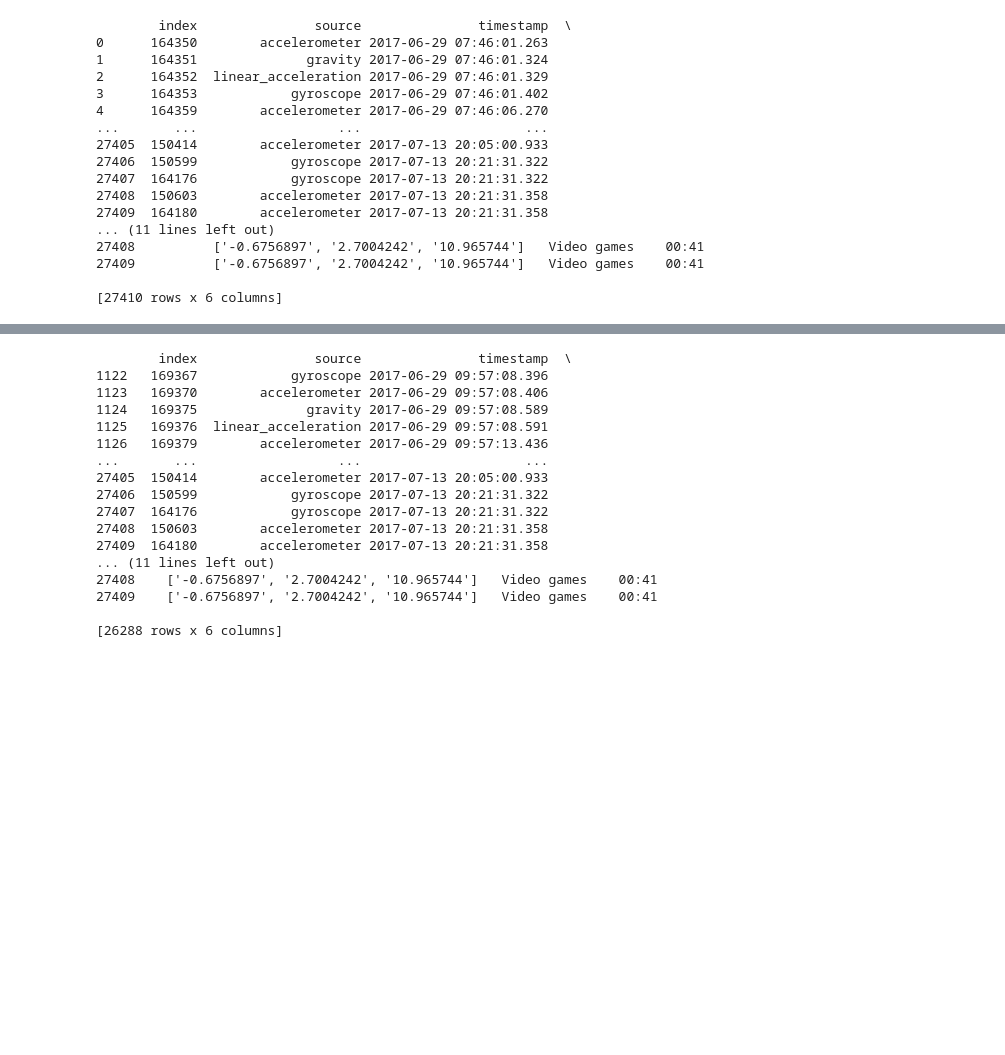
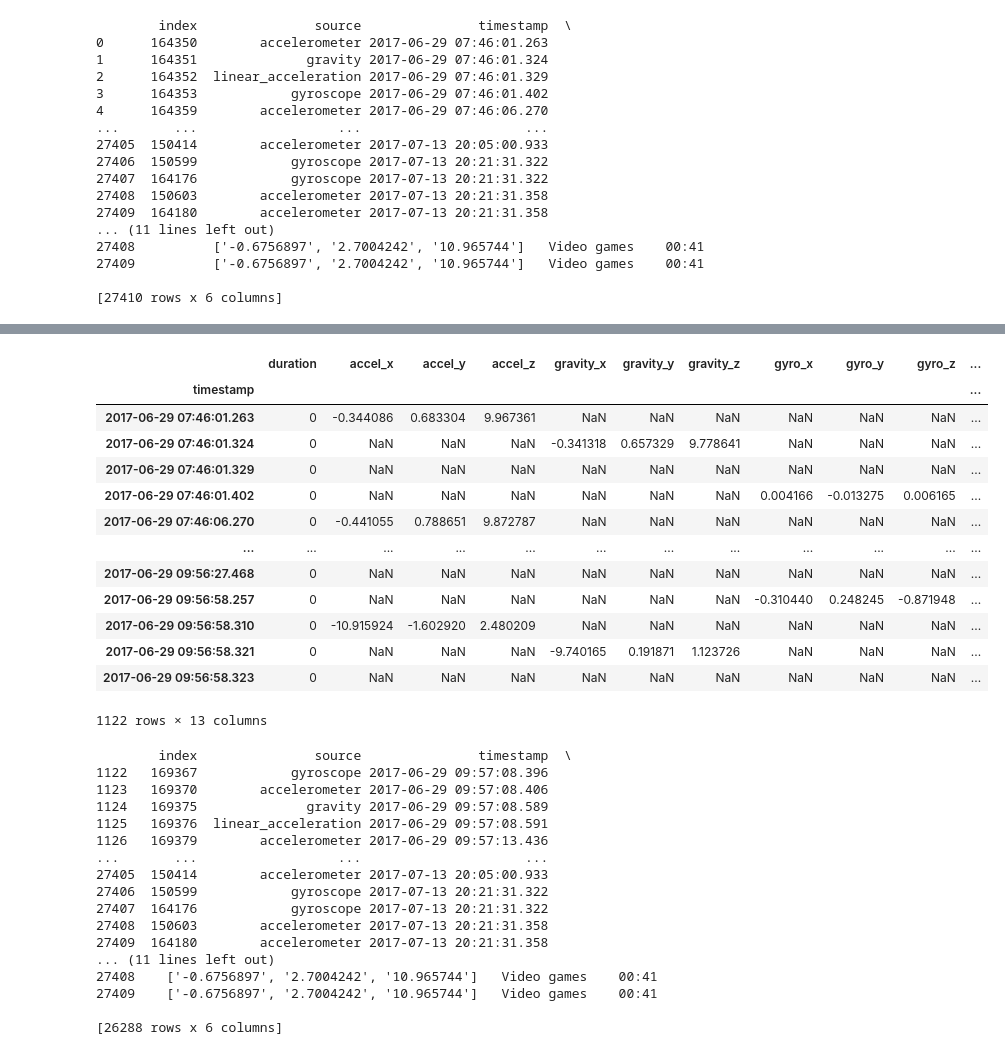
Before and after one commit to twotango/messenger, a Jupyter notebook: Research/Weeks/Week 13/week_13.ipynb, the cells around one changed output, grey strips where cells are left out. Cells and saved outputs as stored; diff of their text form; code cells hidden in the pictures; blank space fills up the shorter version.

```diff
--- a/Research/Weeks/Week 13/week_13.ipynb
+++ b/Research/Weeks/Week 13/week_13.ipynb
@@ -106,0 +125,5 @@ print(merged_data)
+# %%
+# Convert 'timestamp' column to datetime format
+merged_data_0_activity_smartwatch['timestamp'] = pd.to_datetime(merged_data_0_activity_smartwatch['timestamp'])
+
+merged_data_0_activity_smartwatch['values_1'] = merged_data_0_activity_smartwatch['values_1'].apply(lambda x: [float(val.strip("[]'")) for val in x.split(", ")])
@@ -106,0 +157,9 @@ print(merged_data)
+# %%
+# Convert the 'values_1' column to numeric if possible
+merged_data_0_activity_smartwatch['values_1'] = merged_data_0_activity_smartwatch['values_1'].apply(pd.to_numeric, errors='coerce')
+
+# Pivot the data to create columns for each unique source_encoded
+pivot_data_0_activity = pd.pivot_table(merged_data_0_activity_smartwatch,
+                            values='values_1',
+                            index='timestamp',
+                            columns='source')
@@ -106,0 +189,6 @@ print(merged_data)
+# %%
+# Group 'filtered_filtered_data' by both 'timestamp' and 'activity_encoded' and aggregate 'duration'
+duration_grouped2 = merged_data_0_activity_smartwatch.groupby(['timestamp', 'activity_type'])['duration'].first()
+
+# Merge 'duration_grouped' with 'pivot_data' based on timestamp index
+pivot_data_0_activity = pivot_data_0_activity.merge(duration_grouped2, how='left', on='timestamp')
@@ -106,0 +212,39 @@ print(merged_data)
+# %%
+# Expand accelerometer column into x, y, z components
+accelerometer_components = pivot_data_0_activity['accelerometer'].apply(pd.Series)
+accelerometer_components.columns = ['accel_x', 'accel_y', 'accel_z']
+
+# Expand gravity column into x, y, z components
+gravity_components = pivot_data_0_activity['gravity'].apply(pd.Series)
+gravity_components.columns = ['gravity_x', 'gravity_y', 'gravity_z']
+
+# Expand gyroscope column into x, y, z components
+gyroscope_components = pivot_data_0_activity['gyroscope'].apply(pd.Series)
+gyroscope_components.columns = ['gyro_x', 'gyro_y', 'gyro_z']
+
+# Expand linear_acceleration column into x, y, z components
+linear_acceleration_components = pivot_data_0_activity['linear_acceleration'].apply(pd.Series)
+linear_acceleration_components.columns = ['linear_accel_x', 'linear_accel_y', 'linear_accel_z']
+
+# Concatenate the new components with the original DataFrame
+pivot_data_0_activity = pd.concat([pivot_data_0_activity, accelerometer_components, gravity_components, gyroscope_components, linear_acceleration_components], axis=1)
+
+# Drop the original columns
+pivot_data_0_activity.drop(columns=['accelerometer', 'gravity', 'gyroscope', 'linear_acceleration'], inplace=True)
+# %%
+pivot_data_0_activity
+# %% [output]
+|  | duration | accel_x | accel_y | accel_z | gravity_x | gravity_y | gravity_z | gyro_x | gyro_y | gyro_z | ... |
+| timestamp |  |  |  |  |  |  |  |  |  |  | ... |
+| 2017-06-29 07:46:01.263 | 0 | -0.344086 | 0.683304 | 9.967361 | NaN | NaN | NaN | NaN | NaN | NaN | ... |
+| 2017-06-29 07:46:01.324 | 0 | NaN | NaN | NaN | -0.341318 | 0.657329 | 9.778641 | NaN | NaN | NaN | ... |
+| 2017-06-29 07:46:01.329 | 0 | NaN | NaN | NaN | NaN | NaN | NaN | NaN | NaN | NaN | ... |
+| 2017-06-29 07:46:01.402 | 0 | NaN | NaN | NaN | NaN | NaN | NaN | 0.004166 | -0.013275 | 0.006165 | ... |
+| 2017-06-29 07:46:06.270 | 0 | -0.441055 | 0.788651 | 9.872787 | NaN | NaN | NaN | NaN | NaN | NaN | ... |
+| ... | ... | ... | ... | ... | ... | ... | ... | ... | ... | ... | ... |
+| 2017-06-29 09:56:27.468 | 0 | NaN | NaN | NaN | NaN | NaN | NaN | NaN | NaN | NaN | ... |
+| 2017-06-29 09:56:58.257 | 0 | NaN | NaN | NaN | NaN | NaN | NaN | -0.310440 | 0.248245 | -0.871948 | ... |
+| 2017-06-29 09:56:58.310 | 0 | -10.915924 | -1.602920 | 2.480209 | NaN | NaN | NaN | NaN | NaN | NaN | ... |
+| 2017-06-29 09:56:58.321 | 0 | NaN | NaN | NaN | -9.740165 | 0.191871 | 1.123726 | NaN | NaN | NaN | ... |
+| 2017-06-29 09:56:58.323 | 0 | NaN | NaN | NaN | NaN | NaN | NaN | NaN | NaN | NaN | ... |
+1122 rows × 13 columns
```
Also changed, not shown: parts of 42 cells of this notebook, 1 other file.
